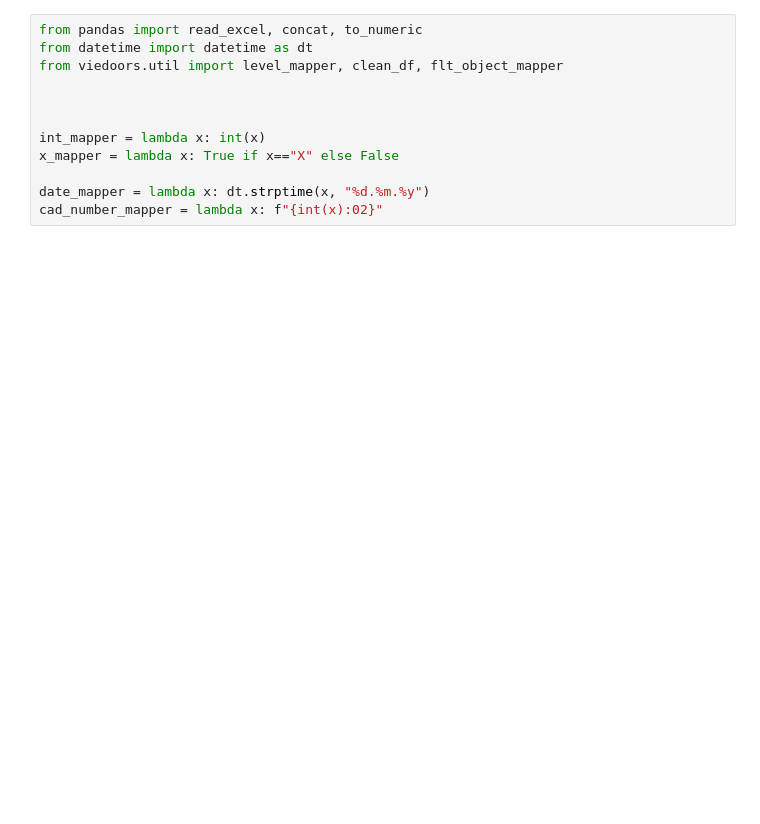
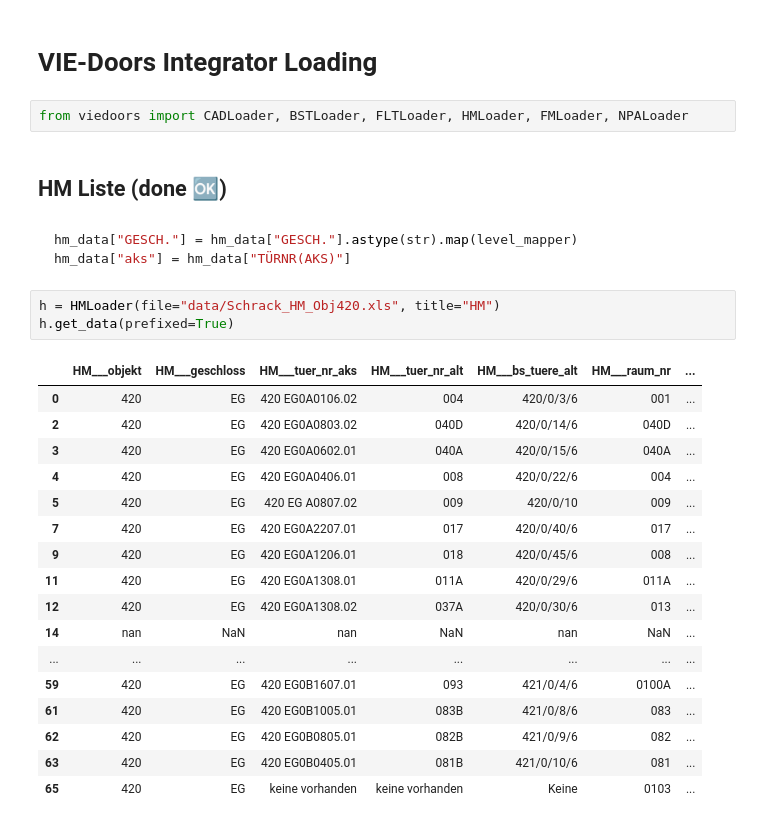
Before and after one commit to mckoh/vie-doors, a Jupyter notebook: notebook_loading.ipynb, the cells around one changed output. Drawn from its saved outputs; the diff is of its cells as text; blank space fills up the shorter version.

Commit message:
pushed loading code to this file

````diff
--- a/notebook_loading.ipynb
+++ b/notebook_loading.ipynb
@@ -3,12 +1,32 @@
-# %%
-from pandas import read_excel, concat, to_numeric
-from datetime import datetime as dt
-from viedoors.util import level_mapper, clean_df, flt_object_mapper
-
-
-
-int_mapper = lambda x: int(x)
-x_mapper = lambda x: True if x=="X" else False
-
-date_mapper = lambda x: dt.strptime(x, "%d.%m.%y")
-cad_number_mapper = lambda x: f"{int(x):02}"
+# %% [markdown]
+# VIE-Doors Integrator Loading
+# %%
+from viedoors import CADLoader, BSTLoader, FLTLoader, HMLoader, FMLoader, NPALoader
+# %% [markdown]
+## HM Liste (done 🆗)
+# %% [markdown]
+```python
+hm_data["GESCH."] = hm_data["GESCH."].astype(str).map(level_mapper)
+hm_data["aks"] = hm_data["TÜRNR(AKS)"]
+```
+# %%
+h = HMLoader(file="data/Schrack_HM_Obj420.xls", title="HM")
+h.get_data(prefixed=True)
+# %% [output]
+|  | HM___objekt | HM___geschloss | HM___tuer_nr_aks | HM___tuer_nr_alt | HM___bs_tuere_alt | HM___raum_nr | ... |
+| 0 | 420 | EG | 420 EG0A0106.02 | 004 | 420/0/3/6 | 001 | ... |
+| 2 | 420 | EG | 420 EG0A0803.02 | 040D | 420/0/14/6 | 040D | ... |
+| 3 | 420 | EG | 420 EG0A0602.01 | 040A | 420/0/15/6 | 040A | ... |
+| 4 | 420 | EG | 420 EG0A0406.01 | 008 | 420/0/22/6 | 004 | ... |
+| 5 | 420 | EG | 420 EG A0807.02 | 009 | 420/0/10 | 009 | ... |
+| 7 | 420 | EG | 420 EG0A2207.01 | 017 | 420/0/40/6 | 017 | ... |
+| 9 | 420 | EG | 420 EG0A1206.01 | 018 | 420/0/45/6 | 008 | ... |
+| 11 | 420 | EG | 420 EG0A1308.01 | 011A | 420/0/29/6 | 011A | ... |
+| 12 | 420 | EG | 420 EG0A1308.02 | 037A | 420/0/30/6 | 013 | ... |
+| 14 | nan | NaN | nan | NaN | nan | NaN | ... |
+| ... | ... | ... | ... | ... | ... | ... | ... |
+| 59 | 420 | EG | 420 EG0B1607.01 | 093 | 421/0/4/6 | 0100A | ... |
+| 61 | 420 | EG | 420 EG0B1005.01 | 083B | 421/0/8/6 | 083 | ... |
+| 62 | 420 | EG | 420 EG0B0805.01 | 082B | 421/0/9/6 | 082 | ... |
+| 63 | 420 | EG | 420 EG0B0405.01 | 081B | 421/0/10/6 | 081 | ... |
+| 65 | 420 | EG | keine vorhanden | keine vorhanden | Keine | 0103 | ... |
````
Also changed, not shown: parts of 18 cells of this notebook.
